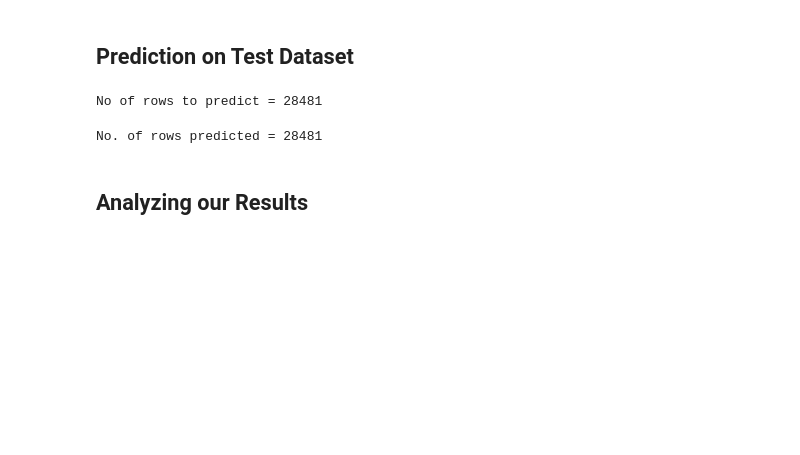
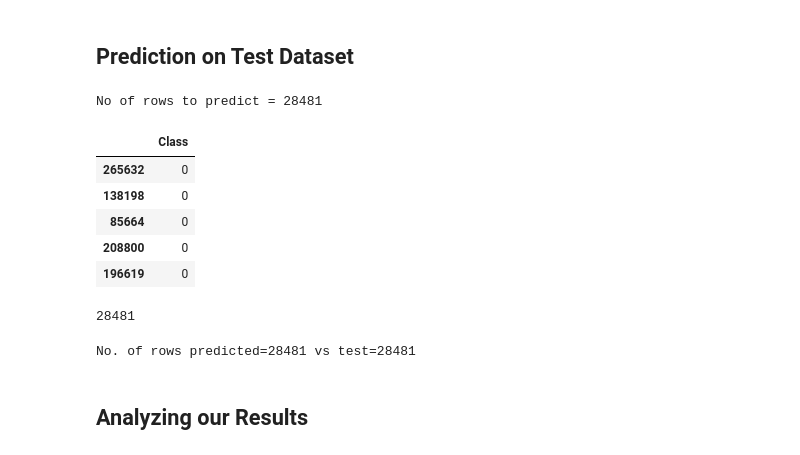
Before and after one commit to imyoungyang/myAWSStudyBlog, a Jupyter notebook: fraud-dection/neural-network/NeuralNetOverSampling.ipynb, the cells around one changed output. Drawn from its saved outputs; the diff is of its cells as text; code cells hidden in the pictures; blank space fills up the shorter version.

```diff
--- a/fraud-dection/neural-network/NeuralNetOverSampling.ipynb
+++ b/fraud-dection/neural-network/NeuralNetOverSampling.ipynb
@@ -230,6 +323,15 @@ print('No of rows to predict =',len(test_data))
 No of rows to predict = 28481
 # %%
 y_true = test_data.iloc[:,28:29]
+# %%
+y_true.head()
+# %% [output]
+|  | Class |
+| 265632 | 0 |
+| 138198 | 0 |
+| 85664 | 0 |
+| 208800 | 0 |
+| 196619 | 0 |
 # %%
 def predict(data, rows=500):
     split_array = np.array_split(data, int(data.shape[0] / float(rows) + 1))
@@ -245,12 +347,16 @@ def predict(data, rows=500):
 result_out = predict(test_data.as_matrix()[:,0:28])
 # %%
 y_pred = (result_out>0.5)
+# %%
+y_pred.size
+# %% [output]
+28481
 # %%
 y_true = test_data.iloc[:,28:29]
 # %%
-print('No. of rows predicted =',len(y_pred))
+print('No. of rows predicted={} vs test={}'.format(y_pred.size, y_true.size))
 # %% [output]
-No. of rows predicted = 28481
+No. of rows predicted=28481 vs test=28481
 # %% [markdown]
 ## Analyzing our Results
 # %%
```
Also changed, not shown: parts of 18 cells of this notebook.
